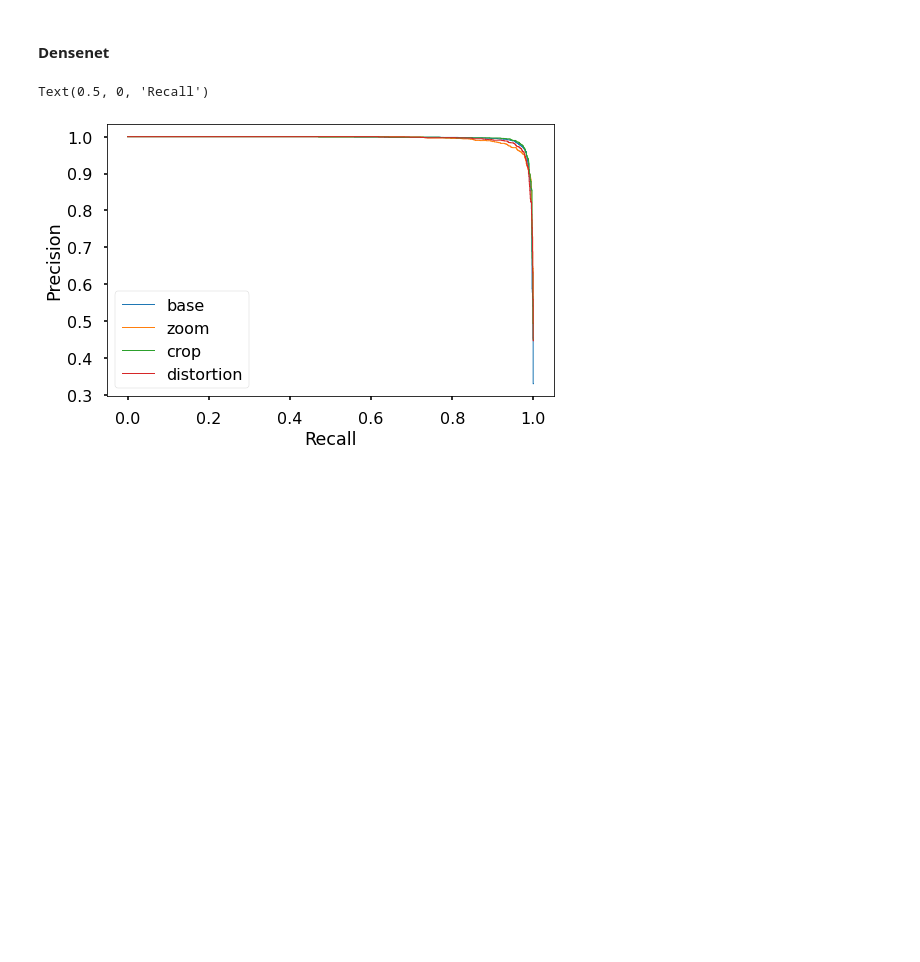
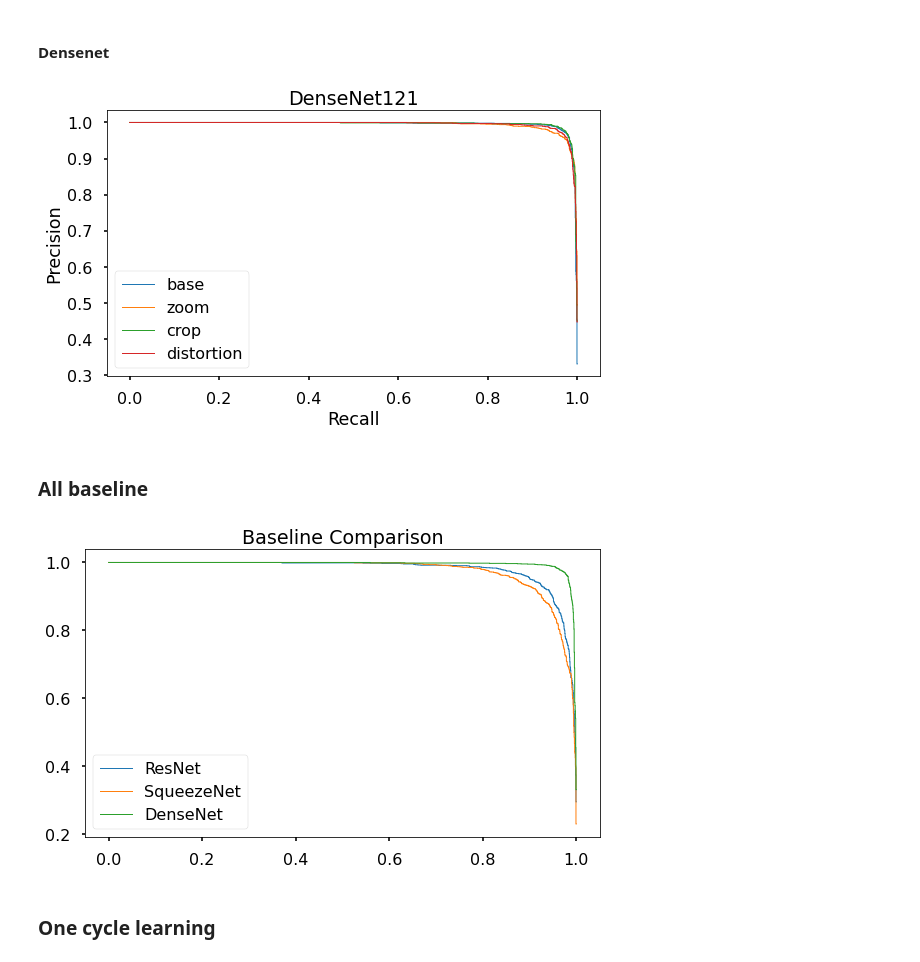
Before and after one commit to lilsummer/CS598_DL, a Jupyter notebook: notebook/plot_figures.ipynb, the cells around one changed output. Saved outputs shown, nothing was run; the diff lists cells and outputs as text; code cells hidden in the pictures; blank space fills up the shorter version.

```diff
--- a/notebook/plot_figures.ipynb
+++ b/notebook/plot_figures.ipynb
@@ -122,6 +187,29 @@ plt.plot(distor.recall, distor.precision, label='distortion', linewidth=1)
 plt.legend()
 plt.ylabel('Precision')
 plt.xlabel('Recall')
+plt.title('DenseNet121')
+plt.tight_layout()
+
+plt.savefig('densenet_pr_curve.pdf')
 # %% [output]
-Text(0.5, 0, 'Recall')
-[figure, old version]
+[figure, new version]
+# %% [markdown]
+### All baseline
+# %%
+dense_baseline = pd.read_csv('../cg_experiment/pc_curve_0420_densenet_3c.csv')
+squee_baseline = pd.read_csv('../cg_experiment/pc_curve_0420_squeezenet_base.csv')
+res_baseline = pd.read_csv('../cg_experiment/pc_curve_0420_baseline_resize_3.csv')
+# %%
+plt.figure(figsize=(8,5))
+
+plt.plot(res_baseline.recall, res_baseline.precision, label='ResNet', linewidth=1)
+plt.plot(squee_baseline.recall, squee_baseline.precision, label='SqueezeNet', linewidth=1)
+plt.plot(dense_baseline.recall, dense_baseline.precision, label='DenseNet', linewidth=1)
+plt.title('Baseline Comparison')
+plt.legend()
+plt.tight_layout()
+plt.savefig('pr_all_base.pdf')
+# %% [output]
+[figure, added]
+# %% [markdown]
+### One cycle learning
```
Also changed, not shown: parts of 13 cells of this notebook, 4 other files.
